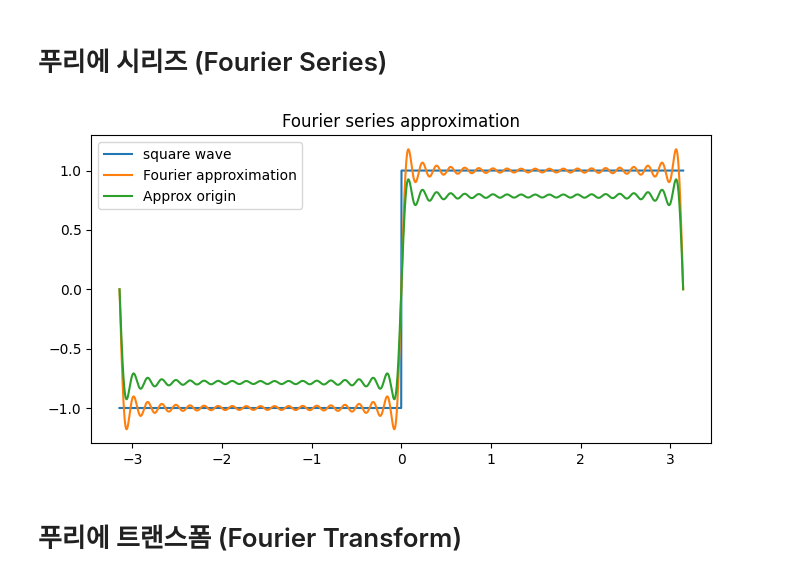
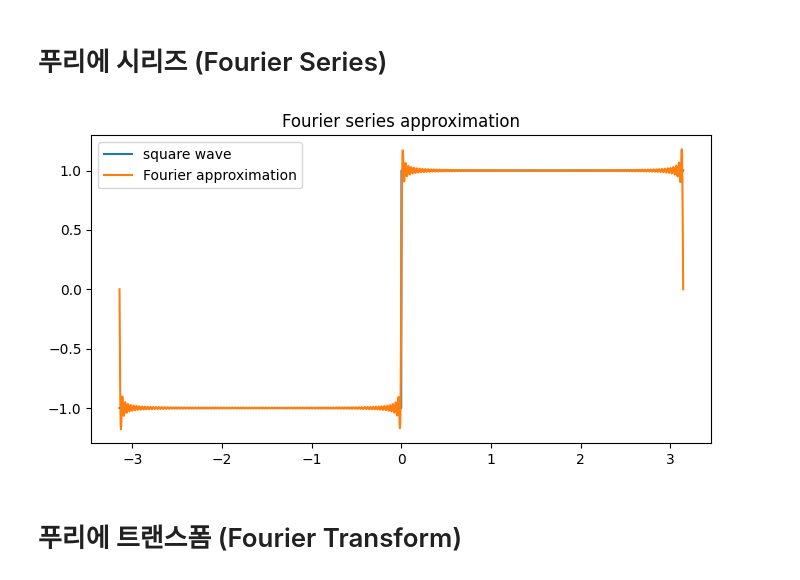
Before and after one commit to hajun-myoung/korea-univ-realAnalysis, a Jupyter notebook: week2.ipynb, the cells around one changed output. Drawn from its saved outputs; the diff is of its cells as text; code cells hidden in the pictures.

```diff
--- a/week2.ipynb
+++ b/week2.ipynb
@@ -3,31 +3,31 @@
 # %%
 import numpy as np
 import matplotlib.pyplot as plt
 
 x = np.linspace(-np.pi, np.pi, 2000)
 
 square = np.sign(np.sin(x))
 
-N = 20
+N = 100
 
 approx = np.zeros_like(x)
 
 for k in range(1, N+1):
     n = 2*k - 1
     approx += np.sin(n*x)/n
 
 approx_origin = approx
 approx = (4/np.pi)*approx
 
 plt.figure(figsize=(8,4))
 plt.plot(x, square, label="square wave")
 plt.plot(x, approx, label="Fourier approximation")
-plt.plot(x, approx_origin, label="Approx origin")
+# plt.plot(x, approx_origin, label="Approx origin")
 plt.legend()
 plt.title("Fourier series approximation")
 plt.show()
 # %% [output]
-[figure, old version]
+[figure, new version]
 # %% [markdown]
 # 푸리에 트랜스폼 (Fourier Transform)
 # %%
```
Also changed, not shown: parts of 1 cell of this notebook, 1 other file.
